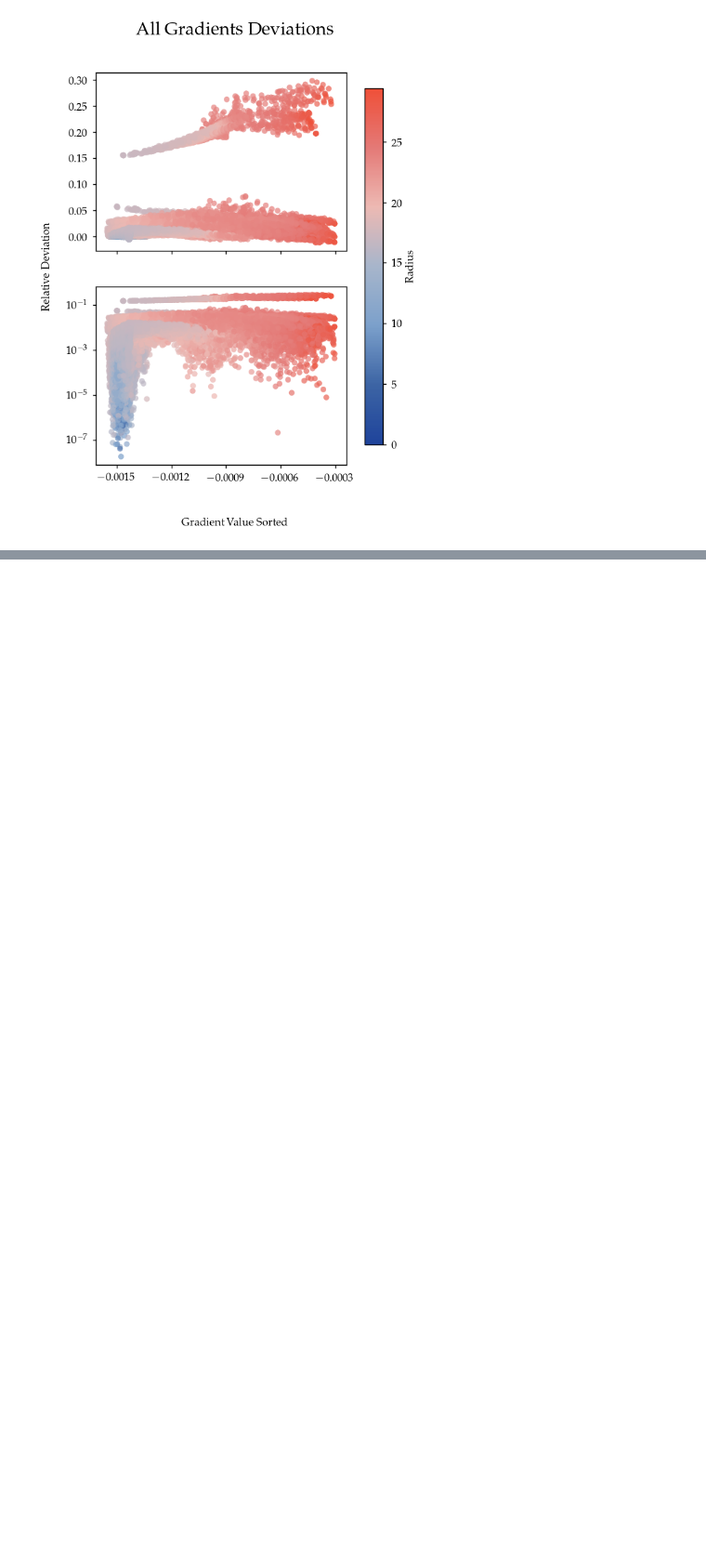
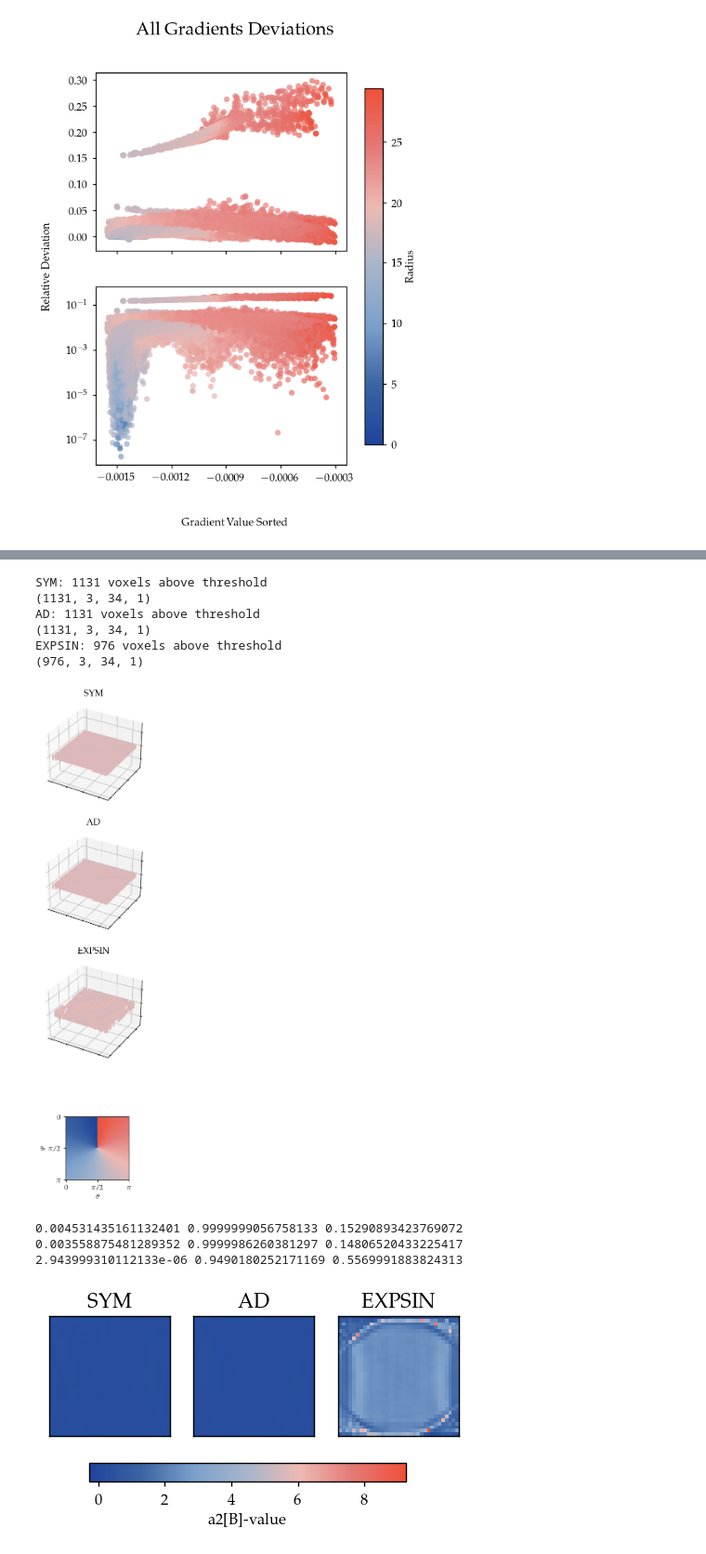
Before and after one commit to RubenDragland/XRD_CT, a Jupyter notebook: Results/data_analysis.ipynb, the cells around one changed output, grey strips where cells are left out. Shown at 93% size. Saved outputs shown, nothing was run; the diff lists cells and outputs as text; code cells hidden in the pictures; blank space fills up the shorter version.

```diff
--- a/Results/data_analysis.ipynb
+++ b/Results/data_analysis.ipynb
@@ -310,4 +350,63 @@ plot_loss_curves(
 [figure]
+# %%
+Dummy_path = r"C:\Users\Bruker\OneDrive\Dokumenter\NTNU\XRD_CT\Data Sets\Dummy_periodic_filter1_27cube_8off_0align.mat"
+Dummy_1f27c8o = SH_Reconstruction(Dummy_path, dataset=True)
+symbolic_path = r"C:\Users\Bruker\OneDrive\Dokumenter\NTNU\XRD_CT\Results\thesis_res\result_AD_Dummy_periodic_filter1_27cube_8off_0align_q17-40_all_again_symbolic.mat"
+symbolic_1f27c8o = SH_Reconstruction(symbolic_path, dataset=False)
+AD_path = r"C:\Users\Bruker\OneDrive\Dokumenter\NTNU\XRD_CT\Results\thesis_res\result_AD_Dummy_periodic_filter1_27cube_8off_0align_q17-40_all_again_AD_python.mat"
+AD_1f27c8o = SH_Reconstruction(AD_path, dataset=False)
+EXPSIN_path = r"C:\Users\Bruker\OneDrive\Dokumenter\NTNU\XRD_CT\Results\thesis_res\result_AD_Dummy_periodic_filter1_27cube_8off_0align_q17-40_all_again_EXPSIN_AD_python.mat"
+EXPSIN_1f27c8o = EXPSIN_Reconstruction(EXPSIN_path, dataset=False)
+# %%
+plot_reconstruction(
+    symbolic_1f27c8o,
+    AD_1f27c8o,
+    EXPSIN_1f27c8o,
+    slice = (slice_y, slice_x, slice_z),
+    degree_of_anisotropy = 0,
+    shape="vertical",
+    title="Reconstruction Slices",
+    save=False,
+    save_name="reconstruction_slices",
+    incscape=False,
+    size_fraction=1,
+    arrow_length = 0.3,
+    intensity_threshold = 0.60,
+)
+
+print(np.min(symbolic_1f27c8o.DoA), np.max( symbolic_1f27c8o.DoA), np.mean(symbolic_1f27c8o.DoA))
+print(np.min(AD_1f27c8o.DoA), np.max(AD_1f27c8o.DoA), np.mean( AD_1f27c8o.DoA) )
+print(np.min(EXPSIN_1f27c8o.DoA), np.max(EXPSIN_1f27c8o.DoA), np.mean(EXPSIN_1f27c8o.DoA) )
+key_SH = 'a2'
+key_EXPSIN = 'B'
+slice_y = (0, 34)
+slice_x = (0, 34)
+slice_z = (16, 17)
+plot_slices(
+    symbolic_1f27c8o,
+    AD_1f27c8o,
+    EXPSIN_1f27c8o,
+    key_SH,
+    key_EXPSIN,
+    slice= (slice_y, slice_x, slice_z),
+    shape="horizontal",
+    save=False,
+    save_name="ck_slices",
+    size_fraction=0,
+
+)
+# %% [output]
+SYM: 1131 voxels above threshold
+(1131, 3, 34, 1)
+AD: 1131 voxels above threshold
+(1131, 3, 34, 1)
+EXPSIN: 976 voxels above threshold
+(976, 3, 34, 1)
+[figure, added]
+0.004531435161132401 0.9999999056758133 0.15290893423769072
+0.003558875481289352 0.9999986260381297 0.14806520433225417
+2.943999310112133e-06 0.9490180252171169 0.5569991883824313
+[figure, added]
 # %%
 Dummy_path = r"C:\Users\Bruker\OneDrive\Dokumenter\NTNU\XRD_CT\Data Sets\Dummy_periodic_filter1_37cube_8off_0align.mat"
 Dummy_1f37c8o = SH_Reconstruction(Dummy_path, dataset=True)
```
Also changed, not shown: parts of 5 cells of this notebook, 10 other files.
